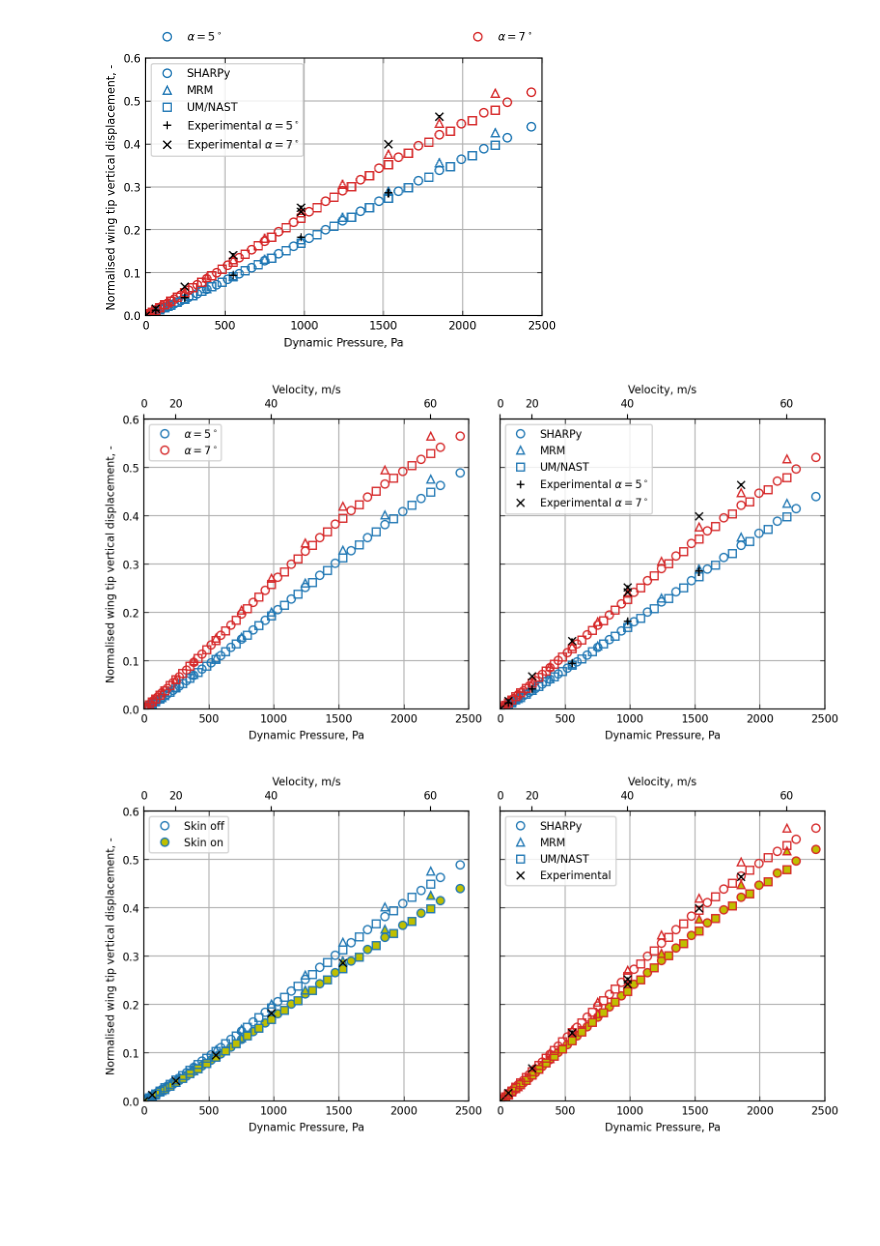
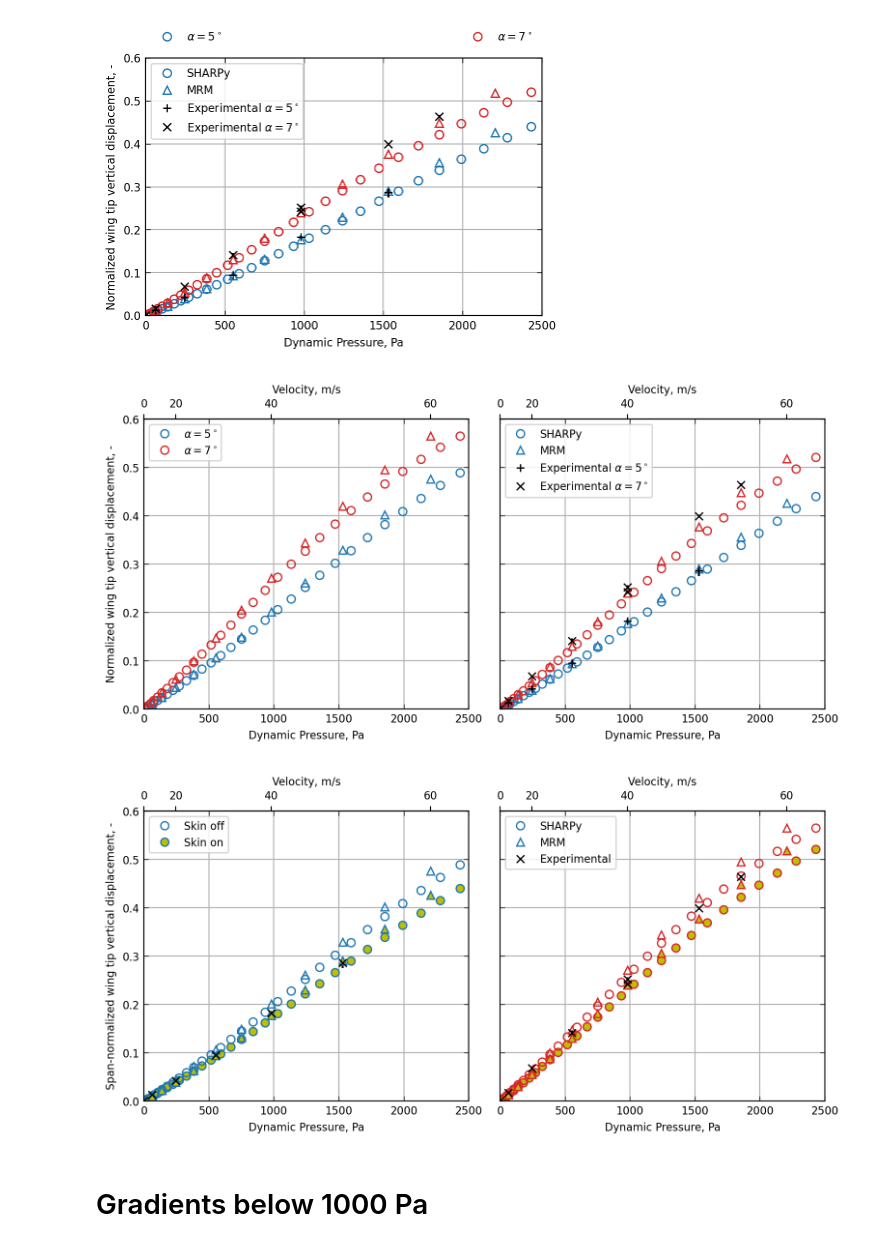
Before and after one commit to ngoiz/pazy-sharpy, a Jupyter notebook: 03_StaticAeroelastic/03_StaticAeroelastic.ipynb, the cells around one changed output. Drawn from its saved outputs; the diff is of its cells as text; code cells hidden in the pictures; blank space fills up the shorter version.

Commit message:
AIAAJ Figures

```diff
--- a/03_StaticAeroelastic/03_StaticAeroelastic.ipynb
+++ b/03_StaticAeroelastic/03_StaticAeroelastic.ipynb
@@ -9,6 +9,7 @@ mpl.rcParams['figure.figsize'] = (8, 6)
 %config InlineBackend.figure_format = 'retina'
 # %%
 path_to_results = '/home/ng213/pazy_code/pazy-aepw3-results/03_StaticAeroelastic/'
+output_figures_folder = '../figures_aiaaj/'
 # %%
 results = {}
 alpha = np.array([5, 7])
@@ -42,18 +43,18 @@ results['mrm_w_skin'] = {'filename': 'mrm_umbeam_w_skin',
                                            'marker': '^',
                                           'mfc': 'none'}}
 
-results['um_w_skin'] = {'filename': 'UMNAST_w_skin',
-                            'skin': True,
-                            'label': 'UM/NAST',
-                            'line_format': {'ls': 'none',
-                                          'marker': 's',
-                                          'mfc': 'none', 'markevery':2}}
-results['um_wo_skin'] = {'filename': 'UMNAST_wo_skin',
-                            'skin': False,
-                          'label': 'UM/NAST',
-                           'line_format': {'ls': 'none',
-                                          'marker': 's',
-                                          'mfc': 'none', 'markevery':2}}
+# results['um_w_skin'] = {'filename': 'UMNAST_w_skin',
+#                             'skin': True,
+#                             'label': 'UM/NAST',
+#                             'line_format': {'ls': 'none',
+#                                           'marker': 's',
+#                                           'mfc': 'none', 'markevery':2}}
+# results['um_wo_skin'] = {'filename': 'UMNAST_wo_skin',
+#                             'skin': False,
+#                           'label': 'UM/NAST',
+#                            'line_format': {'ls': 'none',
+#                                           'marker': 's',
+#                                           'mfc': 'none', 'markevery':2}}
 
 
 
@@ -100,36 +101,36 @@ for key, case in results.items():
                    label=case['label'] + r' $\alpha={}^\circ$'.format(alpha[i_alpha]),
                    **case.get('line_format', {}))
             if i_alpha == 0:
                 legend_lines_list.append(Line2D([0], [0], label=case['label'], **case.get('line_format', {})))
 
 leg1 = ax.legend(handles=legend_lines_list, fontsize=8, loc='upper left')
 
 alpha_leg = []
 for i_alpha in range(len(alpha)):
     alpha_leg.append(Line2D([0], [0], label=r'$\alpha={}^\circ$'.format(alpha[i_alpha]), marker='o', color=color_list[i_alpha], ls='none', mfc='none'))
 
 # leg2 = ax.legend(handles=alpha_leg, fontsize=8, loc='upper left')
 ax.legend(handles=alpha_leg, frameon=False, bbox_to_anchor=(0,1.02,1,0.2), loc="lower left", ncol=2, mode='expand', fontsize=8)
 ax.add_artist(leg1)
 
 
 ax.set_ylim(0, 0.6)
 ax.set_xlim(0, 2500)
 ax.set_xlabel('Dynamic Pressure, Pa')
-ax.set_ylabel('Normalised wing tip vertical displacement, -')
+ax.set_ylabel('Normalized wing tip vertical displacement, -')
 ax.grid()
 
 for item in ([a.title, a.xaxis.label, a.yaxis.label] +
              a.get_xticklabels() + a.get_yticklabels()):
     item.set_fontsize(8)
     a.xaxis.set_tick_params(which='major', direction='in', top='on', width=0.5)
     a.xaxis.set_tick_params(which='minor', direction='in', top='on', width=0.5)
     a.yaxis.set_tick_params(which='major', direction='in', right='on', width=0.5)
     a.yaxis.set_tick_params(which='minor', direction='in', right='on', width=0.5)
 
-# plt.savefig('../figures/03_StaticAeroelastic.pdf')
+plt.savefig(output_figures_folder + '03_StaticAeroelastic.pdf')
 # %% [output]
-[figure, old version]
+[figure, new version]
 # %%
 cm2in = 1/2.54
 ar = 2
@@ -181,7 +182,7 @@ def q2u(q):
 def u2q(u):
     return 0.5*rho*u**2
 
-ax[0].set_ylabel('Normalised wing tip vertical displacement, -')
+ax[0].set_ylabel('Normalized wing tip vertical displacement, -')
 
 for a in ax:
     a.set_ylim(0, 0.6)
@@ -205,9 +206,9 @@ for a in ax:
 
 plt.tight_layout()
 
-plt.savefig('../figures/03_StaticAeroelastic.pdf')
+plt.savefig(output_figures_folder + '03_StaticAeroelastic.pdf')
 # %% [output]
-[figure, old version]
+[figure, new version]
 # %%
 cm2in = 1/2.54
 ar = 2
@@ -266,7 +267,7 @@ def q2u(q):
 def u2q(u):
     return 0.5*rho*u**2
 
-ax[0].set_ylabel('Normalised wing tip vertical displacement, -')
+ax[0].set_ylabel('Span-normalized wing tip vertical displacement, -')
 
 for a in ax:
     a.set_ylim(0, 0.6)
@@ -289,6 +290,8 @@ for a in ax:
         a.yaxis.set_tick_params(which='minor', direction='in', right='on', width=0.5)
 
 plt.tight_layout()
-plt.savefig('../figures/03_StaticAeroelastic_aoa.pdf')
+plt.savefig(output_figures_folder + '03_StaticAeroelastic_aoa.pdf')
 # %% [output]
-[figure, old version]
+[figure, new version]
+# %% [markdown]
+# Gradients below 1000 Pa
```
Also changed, not shown: parts of 2 cells of this notebook, 30 other files.
